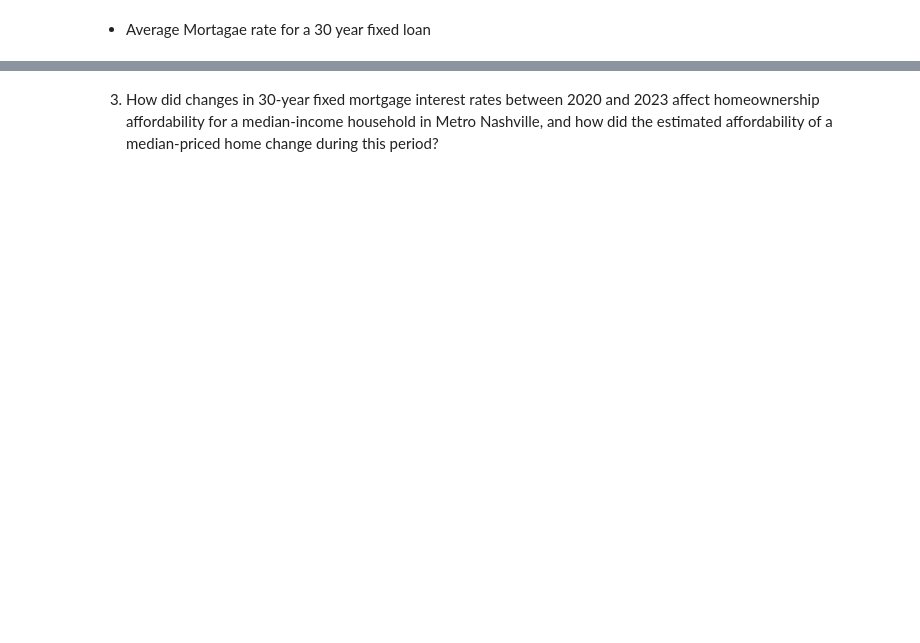
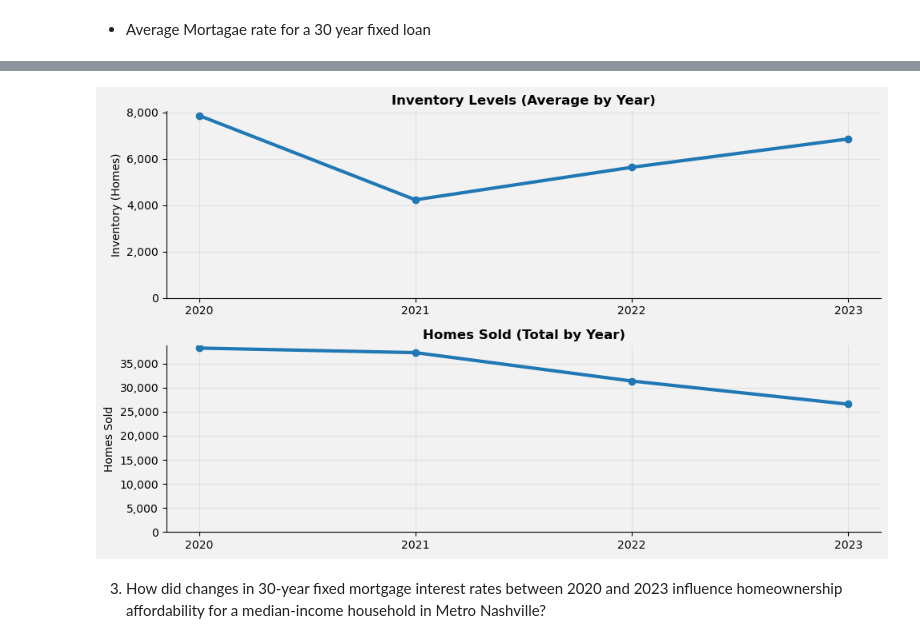
Before and after one commit to lukemgaff/Capstone-Project, a Jupyter notebook: luke_capstone.ipynb, the cells around one changed output, grey strips where cells are left out. Drawn from its saved outputs; the diff is of its cells as text; code cells hidden in the pictures; blank space fills up the shorter version.

```diff
--- a/luke_capstone.ipynb
+++ b/luke_capstone.ipynb
@@ -29,5 +29,3 @@ redfin_metro.head()
 | 86 | Nashville, TN metro area | 2020-04-01 | 327000.0 | 0.4% | 7.7% | ... |
 | 87 | Nashville, TN metro area | 2020-05-01 | 325000.0 | -0.6% | 4.3% | ... |
 5 rows × 21 columns
-# %%
-redfin_metro['weighted_price'] = (redfin_metro['Median Sale Price'] * redfin_metro['Homes Sold'])
@@ -364,45 +336,36 @@ affordability
 dollar = FuncFormatter(lambda x, pos: f'${x:,.0f}')
 comma = FuncFormatter(lambda x, pos: f'{x:,.0f}')
 # %%
-plt.figure(facecolor='#F2F2F2', figsize=(10, 6))
+plt.figure(figsize=(10, 6), facecolor='#F2F2F2')
 plt.subplot(2, 1, 1)
 plt.gca().set_facecolor('#F2F2F2')
-plt.plot(
-    affordability['Year'],
-    affordability['Inventory_Avg'],
-    linewidth=3,
-    color='#1F77B4',
-    marker='o')
+plt.plot(yearly_supply['Year'],yearly_supply['Inventory_Avg'],linewidth=3,marker='o')
 plt.title('Inventory Levels (Average by Year)', fontweight='bold')
 plt.ylabel('Inventory (Homes)')
 plt.ylim(bottom=0)
+plt.xticks(yearly_supply['Year'])
 plt.gca().yaxis.set_major_formatter(comma)
-plt.xticks(affordability['Year'])
 plt.grid(alpha=0.25)
 plt.gca().spines['top'].set_visible(False)
 plt.gca().spines['right'].set_visible(False)
 
 plt.subplot(2, 1, 2)
 plt.gca().set_facecolor('#F2F2F2')
-plt.plot(
-    affordability['Year'],
-    affordability['Homes_Sold_Total'],
-    linewidth=3,
-    color='#FF7F0E',
-    marker='o')
+plt.plot(yearly_supply['Year'],yearly_supply['Homes_Sold_Total'],linewidth=3,marker='o')
 plt.title('Homes Sold (Total by Year)', fontweight='bold')
 plt.ylabel('Homes Sold')
 plt.ylim(bottom=0)
+plt.xticks(yearly_supply['Year'])
 plt.gca().yaxis.set_major_formatter(comma)
-plt.xticks(affordability['Year'])
 plt.grid(alpha=0.25)
 plt.gca().spines['top'].set_visible(False)
 plt.gca().spines['right'].set_visible(False)
 plt.tight_layout()
-plt.savefig('slide_8.png', dpi=300, bbox_inches='tight',facecolor='#F2F2F2')
 plt.show()
+# %% [output]
+[figure, added]
 # %% [markdown]
-3. How did changes in 30-year fixed mortgage interest rates between 2020 and 2023 affect homeownership affordability for a median-income household in Metro Nashville, and how did the estimated affordability of a median-priced home change during this period?
+3. How did changes in 30-year fixed mortgage interest rates between 2020 and 2023 influence homeownership affordability for a median-income household in Metro Nashville?
 # %%
 mortgage_annual = (mortgage_rate.groupby('Year')['MORTGAGE30US'].mean().reset_index(name='Avg_30yr_Rate'))
 # %%
```
Also changed, not shown: parts of 91 cells of this notebook, 18 other files.
